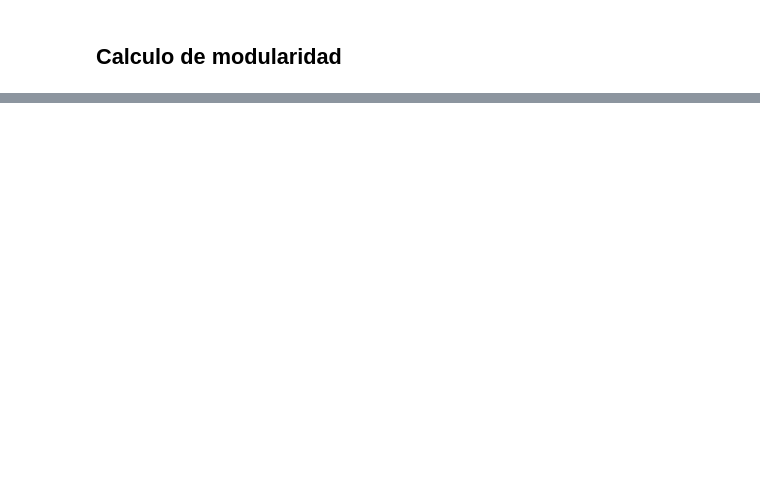
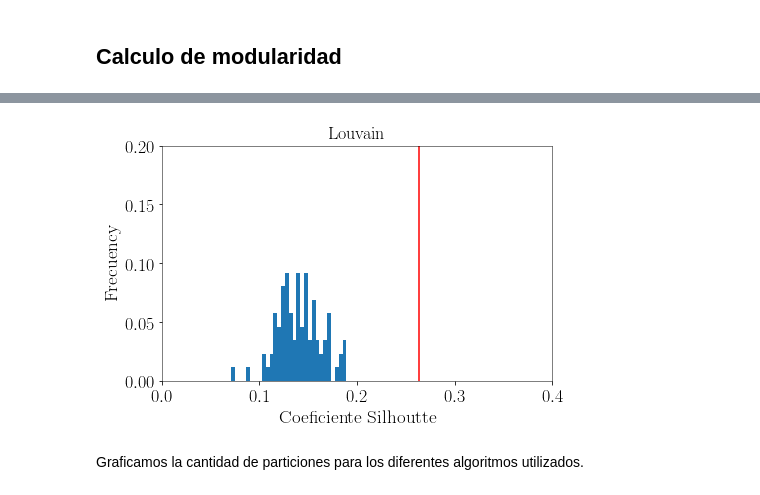
Before and after one commit to ignaciosticco/tc03, a Jupyter notebook: tc3.ipynb, the cells around one changed output, grey strips where cells are left out. Saved outputs shown, nothing was run; the diff lists cells and outputs as text; code cells hidden in the pictures; blank space fills up the shorter version.

```diff
--- a/tc3.ipynb
+++ b/tc3.ipynb
@@ -414,0 +444,6 @@ random_modularities(G,"edge_betweenness")
+# %%
+plot_histograms_Silhoutte(recableado[3],Silhouette_Coefficient_louvain,"Louvain")
+# %% [output]
+[figure, added]
+# %% [markdown]
+Graficamos la cantidad de particiones para los diferentes algoritmos utilizados.
```
Also changed, not shown: parts of 48 cells of this notebook.
